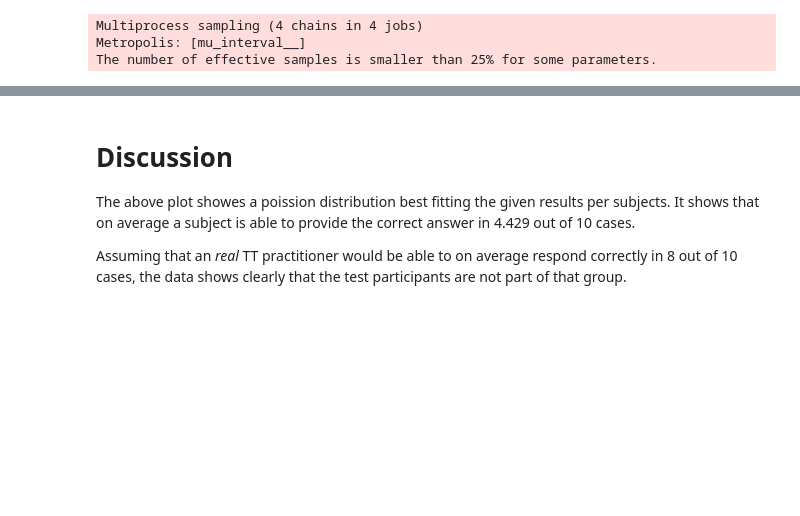
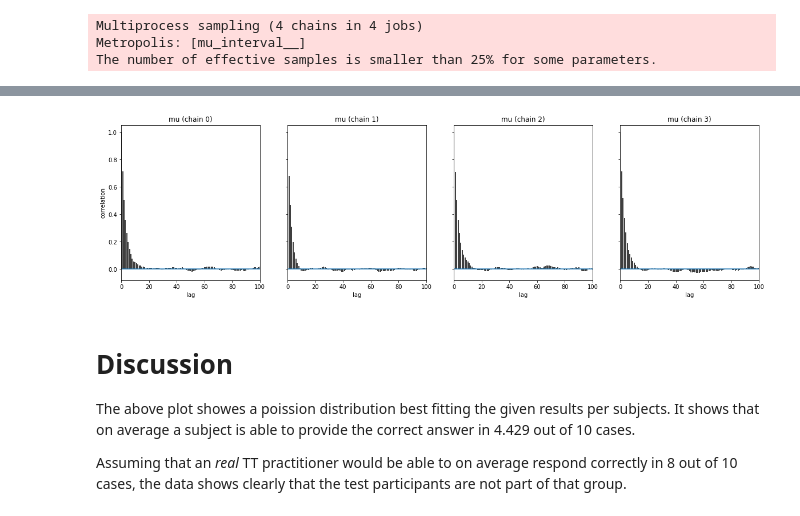
Before and after one commit to mapa17/MLHI, a Jupyter notebook: Exercise_02/TherapeuticTouch.ipynb, the cells around one changed output, grey strips where cells are left out. Drawn from its saved outputs; the diff is of its cells as text; code cells hidden in the pictures; blank space fills up the shorter version.

Commit message:
Adding autocorrelation plot

```diff
--- a/Exercise_02/TherapeuticTouch.ipynb
+++ b/Exercise_02/TherapeuticTouch.ipynb
@@ -113,3 +113,12 @@ plt.show()
+# %%
+# Look at the autocorrelation plot in order to verify that the liklihood function was choosen well
+# see http://nbviewer.jupyter.org/github/markdregan/Bayesian-Modelling-in-Python/blob/master/Section%201.%20Estimating%20model%20parameters.ipynb
+
+# We want to see values dropping close to zero and oszilate arround the zero line ...
+pm.autocorrplot(model_samples[:20000], varnames=['mu'], figsize=(20, 5))
+plt.show()
+# %% [output]
+[figure, added]
 # %% [markdown]
 # Discussion
 The above plot showes a poission distribution best fitting the given results per subjects.
```
Also changed, not shown: parts of 1 cell of this notebook.
